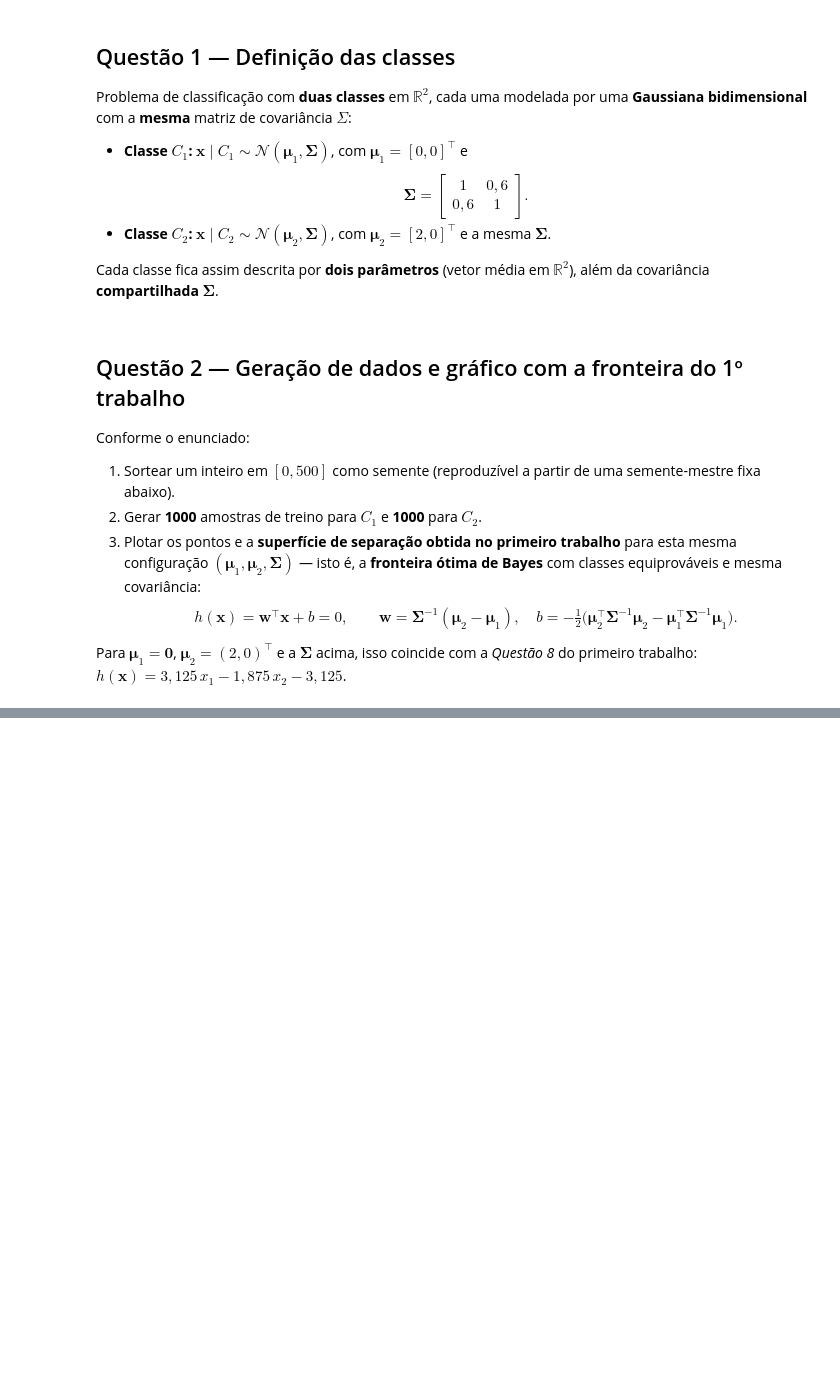
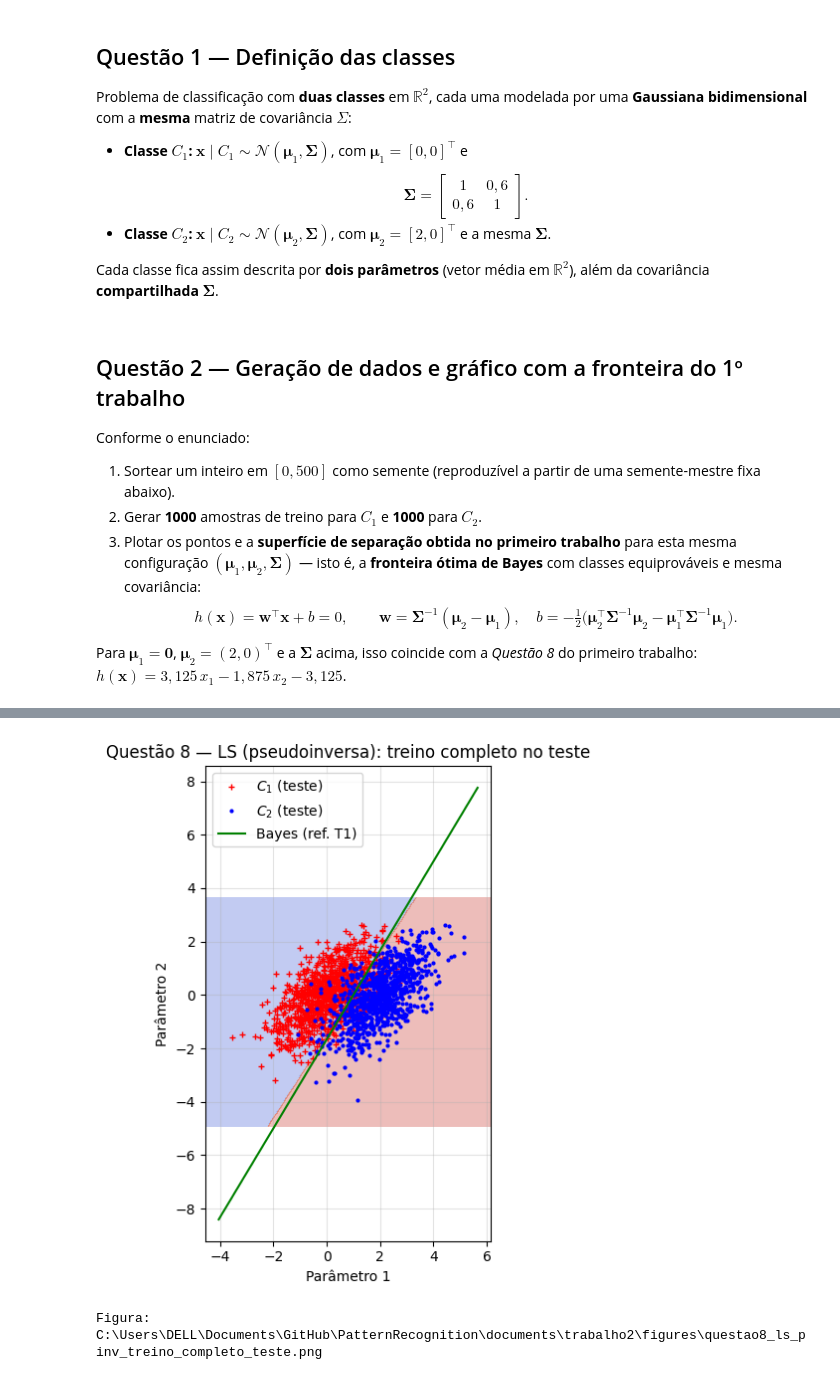
Before and after one commit to Jakson-Almeida/PatternRecognition, a Jupyter notebook: Bayes/Trabalho2_ReconhecimentoPadroes.ipynb, the cells around one changed output, grey strips where cells are left out. Drawn from its saved outputs; the diff is of its cells as text; code cells hidden in the pictures; blank space fills up the shorter version.

```diff
--- a/Bayes/Trabalho2_ReconhecimentoPadroes.ipynb
+++ b/Bayes/Trabalho2_ReconhecimentoPadroes.ipynb
@@ -90,0 +356,72 @@ print(f"Figura salva em: {out.resolve()}")
+# %%
+# Questão 8 — mínimos quadrados (pseudoinversa), treino completo (mesmos X_train, y_train)
+from sklearn.base import BaseEstimator, ClassifierMixin
+from sklearn.inspection import DecisionBoundaryDisplay
+from sklearn.metrics import accuracy_score
+
+
+def fit_ls_pinv(X, y01):
+    """Retorna theta = [b, w1, w2] com alvos +1 / -1 (C2=1, C1=0 no y01)."""
+    y_pm = 2.0 * y01.astype(float) - 1.0
+    X_aug = np.hstack([np.ones((X.shape[0], 1)), X])
+    theta = np.linalg.pinv(X_aug) @ y_pm
+    return theta
+
+
+def predict_ls(theta, X):
+    X_aug = np.hstack([np.ones((X.shape[0], 1)), X])
+    g = X_aug @ theta
+    return (g >= 0.0).astype(int)
+
+
+class LSBinaryClassifier(BaseEstimator, ClassifierMixin):
+    """Classificador linear MQ (pseudoinversa em alvos ±1); rótulos 0/1."""
+
+    def fit(self, X, y):
+        X = np.asarray(X, dtype=float)
+        y = np.asarray(y)
+        self.theta_ = np.asarray(fit_ls_pinv(X, y), dtype=float).ravel()
+        self.coef_ = self.theta_[1:].reshape(1, -1)
+        self.intercept_ = np.array([self.theta_[0]], dtype=float)
+        self.classes_ = np.array([0, 1])
+        return self
+
+    def predict(self, X):
+        return predict_ls(self.theta_, np.asarray(X, dtype=float))
+
+
+clf_ls8 = LSBinaryClassifier().fit(X_train, y_train)
+theta_q8 = clf_ls8.theta_
+pred_q8 = clf_ls8.predict(X_test)
+err_q8 = 1.0 - accuracy_score(y_test, pred_q8)
+print("Questão 8 — mínimos quadrados (pseudoinversa), treino completo")
+print(f"  theta = [b, w1, w2] = {theta_q8}")
+print(f"  Erro estimado no teste: {err_q8:.4f}")
+fig, ax = plt.subplots(figsize=(7.0, 6.2))
+DecisionBoundaryDisplay.from_estimator(
+    clf_ls8,
+    X_test,
+    response_method="predict",
+    cmap="coolwarm",
+    alpha=0.35,
+    ax=ax,
+    grid_resolution=250,
+)
+ax.plot(X1_test[:, 0], X1_test[:, 1], "r+", markersize=4, label="$C_1$ (teste)")
+ax.plot(X2_test[:, 0], X2_test[:, 1], "b.", markersize=4, label="$C_2$ (teste)")
+x1b = np.linspace(X_test[:, 0].min() - 0.5, X_test[:, 0].max() + 0.5, 300)
+x2b = -(w[0] * x1b + b) / w[1]
+ax.plot(x1b, x2b, "g-", linewidth=1.5, label="Bayes (ref. T1)")
+ax.set_xlabel("Parâmetro 1")
+ax.set_ylabel("Parâmetro 2")
+ax.set_title("Questão 8 — LS (pseudoinversa): treino completo no teste")
+ax.grid(True, alpha=0.35)
+ax.set_aspect("equal", adjustable="box")
+ax.legend(loc="best")
+out8 = FIG_DIR / "questao8_ls_pinv_treino_completo_teste.png"
+plt.savefig(out8, dpi=180, bbox_inches="tight")
+plt.show()
+print(f"Figura: {out8.resolve()}")
+# %% [output]
+[figure, added]
+Figura: C:\Users\DELL\Documents\GitHub\PatternRecognition\documents\trabalho2\figures\questao8_ls_pinv_treino_completo_teste.png
```
Also changed, not shown: parts of 31 cells of this notebook, 12 other files.
